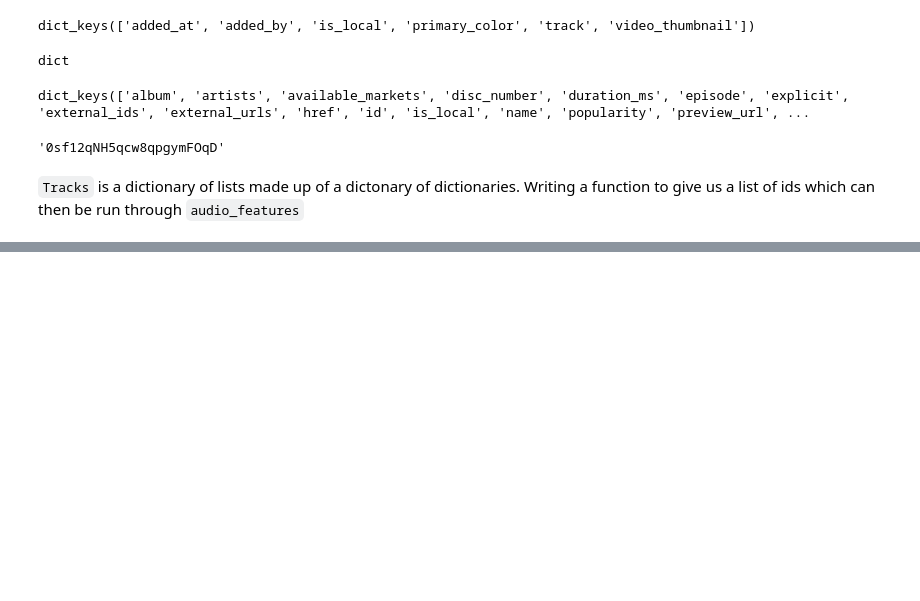
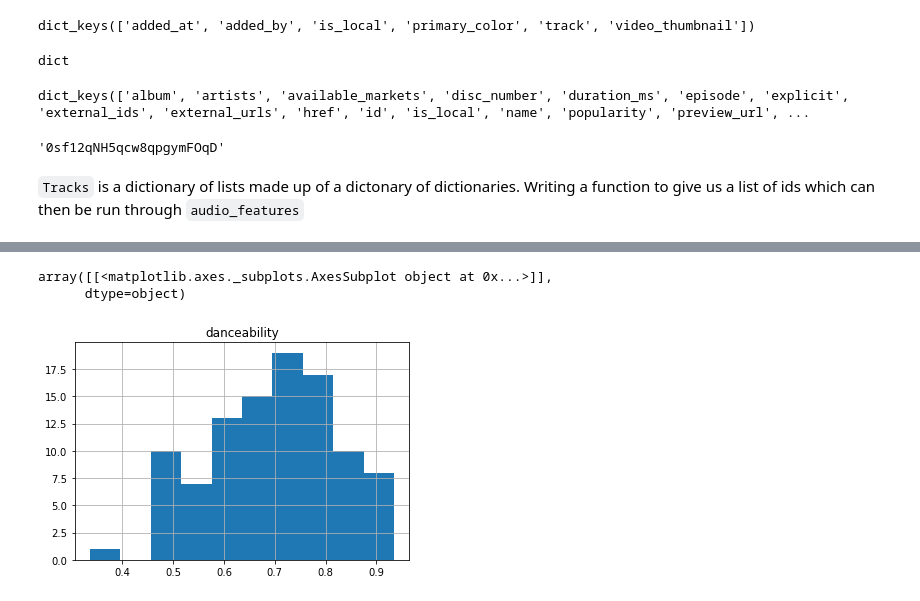
Before and after one commit to zylstraa/capstone, a Jupyter notebook: notebooks/billboard_EDA.ipynb, the cells around one changed output, grey strips where cells are left out. Drawn from its saved outputs; the diff is of its cells as text; code cells hidden in the pictures; blank space fills up the shorter version.

Commit message:
EDA on audio features

```diff
--- a/notebooks/billboard_EDA.ipynb
+++ b/notebooks/billboard_EDA.ipynb
@@ -145,0 +131,6 @@ Expected id of type track but found type 1WBljFutuk7uLQtfqfmjWV https://api.spot
+# %%
+ids = []
+
+for i in range(0,100):
+    id = tracks.get('items')[i].get('track')['id']
+    ids.append(id)
@@ -145,0 +141,3 @@ Expected id of type track but found type 1WBljFutuk7uLQtfqfmjWV https://api.spot
+# %%
+audio_features = pd.DataFrame.from_dict(spotify.audio_features(tracks=ids))
+audio_features.head()
@@ -145,0 +151,6 @@ Expected id of type track but found type 1WBljFutuk7uLQtfqfmjWV https://api.spot
+# %%
+audio_features.hist('danceability')
+# %% [output]
+array([[<matplotlib.axes._subplots.AxesSubplot object at 0x...>]],
+      dtype=object)
+[figure, added]
```
Also changed, not shown: parts of 8 cells of this notebook.
